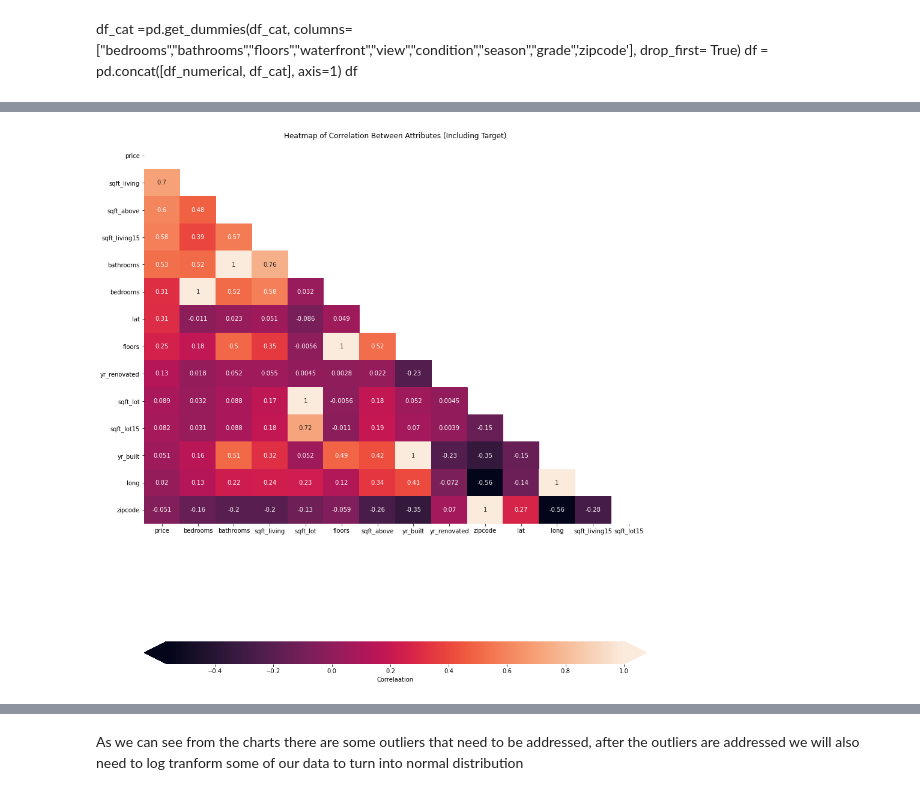
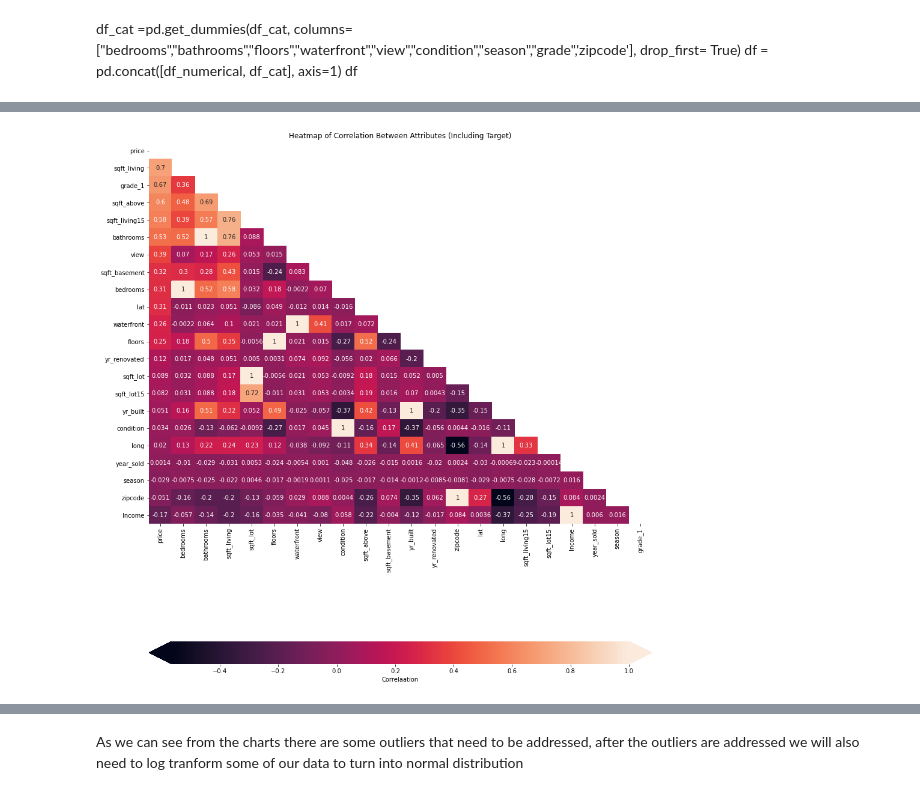
Before and after one commit to ValeriaVF/Phase_2-Project, a Jupyter notebook: Final.ipynb, the cells around one changed output, grey strips where cells are left out. Saved outputs shown, nothing was run; the diff lists cells and outputs as text; code cells hidden in the pictures.

```diff
--- a/Final.ipynb
+++ b/Final.ipynb
@@ -266,9 +241,20 @@ df
+# %%
+#Changes to categorical data
+df['view'] = df['view'].map({'NONE': 1, 'AVERAGE': 2, 'GOOD': 3, 'FAIR': 4, 'EXCELLENT': 5})
+df['waterfront'] = df['waterfront'].map({'YES': 1, 'NO': 0})
+df['condition'] = df['condition'].map({'Poor': 1, 'Fair': 2, 'Average': 3, 'Good': 4, 'Very Good': 5})
+df['season'] = df['season'].map({'Spring': 1, 'Summer': 2, 'Fall': 3, 'Winter': 4})
+# %%
+#Replacing missing values with median values of each column
+df['waterfront'].fillna((df['waterfront'].median()), inplace=True)
+df['grade_1'].fillna((df['grade_1'].median()), inplace=True)
+df['yr_renovated'].fillna((df['yr_renovated'].median()), inplace=True)
+df['view'].fillna((df['view'].median()), inplace=True)
 # %%
 #Converting sqft_basement to float
 df["sqft_basement"] = df["sqft_basement"].replace("?","0").astype(float)
+df["season"] = df["season"].astype(float)
+df["grade_1"] = df["grade_1"].astype(float)
-# %%
-df = (df[df["bathrooms"] < 15])
-df = (df[df["bedrooms"] < 7])
 # %%
 initial_corr = df.corr().sort_values(by="price", ascending=False)
 ax = sns.heatmap(initial_corr, linewidth=0.5)
@@ -304,10 +272,10 @@ df
 # %%
-#
-initial_corr = df1.corr().sort_values(by="price", ascending=False)
+#Showing correlation between features
+initial_corr = df.corr().sort_values(by="price", ascending=False)
 fig, ax = plt.subplots(figsize=(15,18))
 sns.heatmap(data = initial_corr, mask = np.triu(np.ones_like(initial_corr, dtype=bool)), ax = ax, annot = True, cbar_kws = {"label": "Correlaation", "orientation": "horizontal", "pad": .2, "extend": "both"})
 
 ax.set_title("Heatmap of Correlation Between Attributes (Including Target)");
 # %% [output]
-[figure, old version]
+[figure, new version]
 # %%
```
Also changed, not shown: parts of 42 cells of this notebook, 11 other files.
